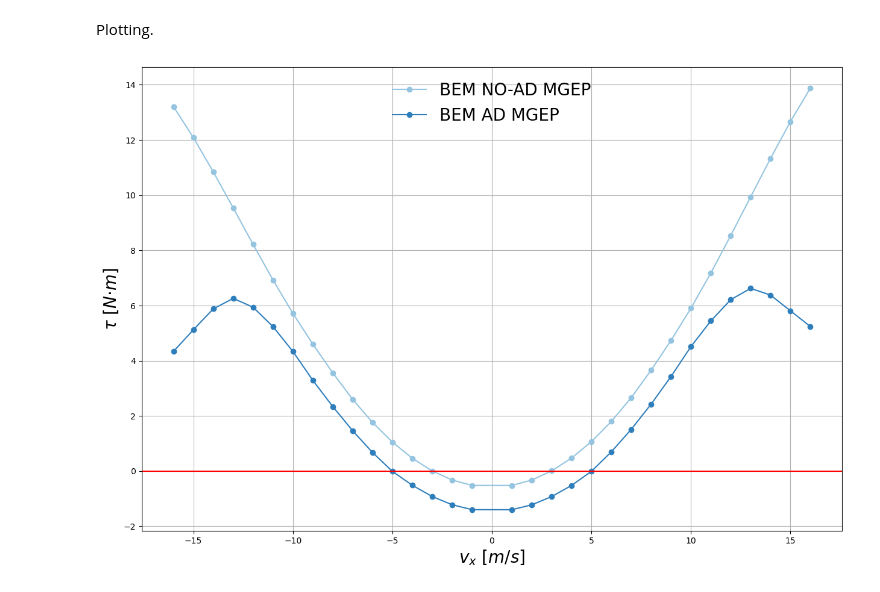
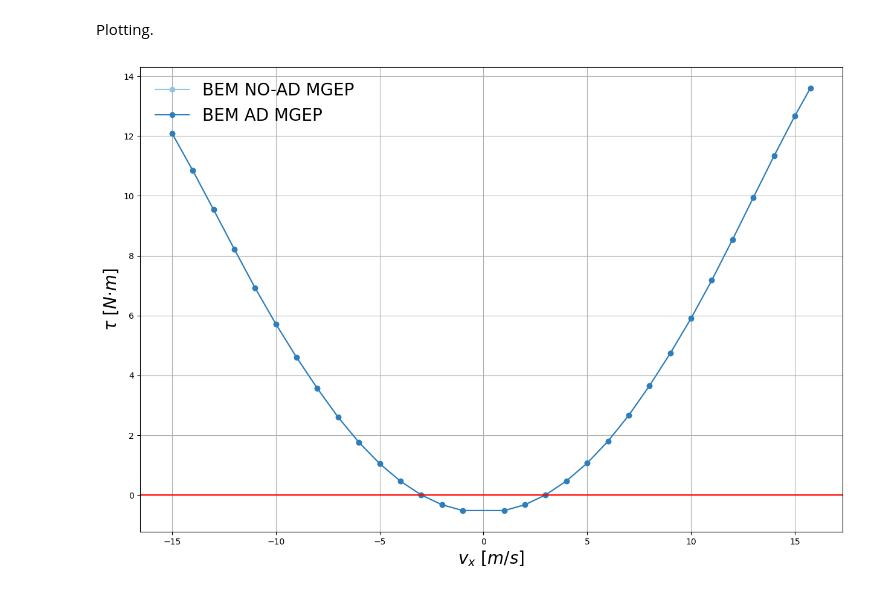
Before and after one commit to MGEP-Fluidos/Wells_Python, a Jupyter notebook: Wells_turbine_model.ipynb, the cells around one changed output. Saved outputs shown, nothing was run; the diff lists cells and outputs as text; code cells hidden in the pictures.

Commit message:
Actuator disc model implementation corrected (to be checked).

```diff
--- a/Wells_turbine_model.ipynb
+++ b/Wells_turbine_model.ipynb
@@ -310,6 +310,9 @@ komegaqdp_st_to_st, komegadp_st_to_st = np.loadtxt(open("CiappiData/2021unsteady
 Ciappiphieff, Ciappieff = np.loadtxt(open("CiappiData/2021Ciappi_eff_vs_phi.txt"), usecols=(0, 1), delimiter="\t", unpack=True)
 ## k-omega model data.
 komegaphieff, komegaeff = np.loadtxt(open("CiappiData/2021unsteadykomega_eff_vs_phi.txt"), usecols=(0, 1), delimiter="\t", unpack=True)
+# axialvel-tanvelvar data from axialvel-tanvelvar diagram.
+## actuator disc model data.
+CiappiAxialVeltanvelvar, Ciappitanvelvar = np.loadtxt(open("CiappiData/2021Ciappi_axialvel_vs_tanvelvar_ad.txt"), usecols=(0, 1), delimiter="\t", unpack=True)
 # %% [markdown]
 <a id=CIAPPI-PROVIDED-DATA></a>
 ### CIAPPI-PROVIDED DATA
@@ -1893,19 +1896,24 @@ turbAD = turbine_stage(tip_percent=0)
 # Instantiating 'tausNOAD' and 'tausAD' variables as lists for storing the output torque values.
 tausNOAD = list()
 tausAD = list()
+# Instantiating 'vthetaNOAD' and 'vthetaAD' variables as lists for storing the output absolute tangential velocities.
+vthetaNOAD = list()
+vthetaAD = list()
 
 # For loop on the input axial velocities provided by Ciappi.
-for e, _ in enumerate(CiappiAxialVel):
+for e, _ in enumerate(CiappiAxialVeltanvelvar):
     # Setting the input atmospheric pressures to those of Ciappi's.
-    turbAD.fp.p = Ciappipres[e]
-    turbNOAD.fp.p = Ciappipres[e]
+    turbNOAD.fp.p = Ciappipres[e + 1]
+    turbAD.fp.p = Ciappipres[e + 1]
+    # Executing BEM without AD.
+    turbNOAD.BEM(_, polars=polars, inputparam='vx', mode='3DNOAD')
     # Executing BEM with AD.
     turbAD.BEM(_, polars=polars, inputparam='vx', mode='3DAD')
-    # Executing BEM without AD.
-    turbNOAD.BEM(_, polars=polars, inputparam='vx', mode='3DNOAD')
     # Appending results to output lists.
+    tausNOAD.append(turbNOAD.eout.tau)
     tausAD.append(turbAD.eout.tau)
-    tausNOAD.append(turbNOAD.eout.tau)
+    vthetaNOAD.append((turbNOAD.ot.vtheta[len(turbNOAD.ot.vtheta)//2]))
+    vthetaAD.append((turbAD.ot.vtheta[len(turbAD.ot.vtheta)//2]))
 # %% [markdown]
 Plotting.
 # %%
@@ -1913,33 +1921,33 @@ Plotting.
 colors = mpl.cm.__getattribute__("Blues")(np.linspace(0.4, 1, 3))
 
 # Generating figure.
 plt.figure(figsize=(15, 10))
 
 # Plot statements.
-plt.plot(CiappiAxialVel, tausNOAD, marker='o', color=colors[0], label="BEM NO-AD MGEP")
-plt.plot(CiappiAxialVel, tausAD, marker='o', color=colors[1], label="BEM AD MGEP")
+plt.plot(CiappiAxialVeltanvelvar, tausNOAD, marker='o', color=colors[0], label="BEM NO-AD MGEP")
+plt.plot(CiappiAxialVeltanvelvar, tausAD, marker='o', color=colors[1], label="BEM AD MGEP")
 
 # Getting x- and y-limits.
 xlims = plt.gca().get_xlim()
 ylims = plt.gca().get_ylim()
 
 # Plotting red-colored line upon the x-axis for distinguishing it clearly.
 plt.plot([xlims[0], xlims[1]], [0, 0], color='r')
 
 # Resetting axes limits for avoiding seeing the ends of the horizontal line.
 plt.gca().set_xlim([xlims[0], xlims[1]])
 plt.gca().set_ylim([ylims[0], ylims[1]])
 
 #####
 ##### Figure configuration statements.
 #####
 # X label.
 plt.xlabel('$v_{x} \\ [m/s]$', fontsize=20)
 # Y label.
 plt.ylabel('$\\tau \\ [N·m]$', fontsize=20)
 # Legend.
 plt.legend(fontsize=20, frameon=False)
 # Grid
 plt.grid()
 # %% [output]
-[figure, old version]
+[figure, new version]
```
Also changed, not shown: parts of 3 cells of this notebook, 1 other file.
